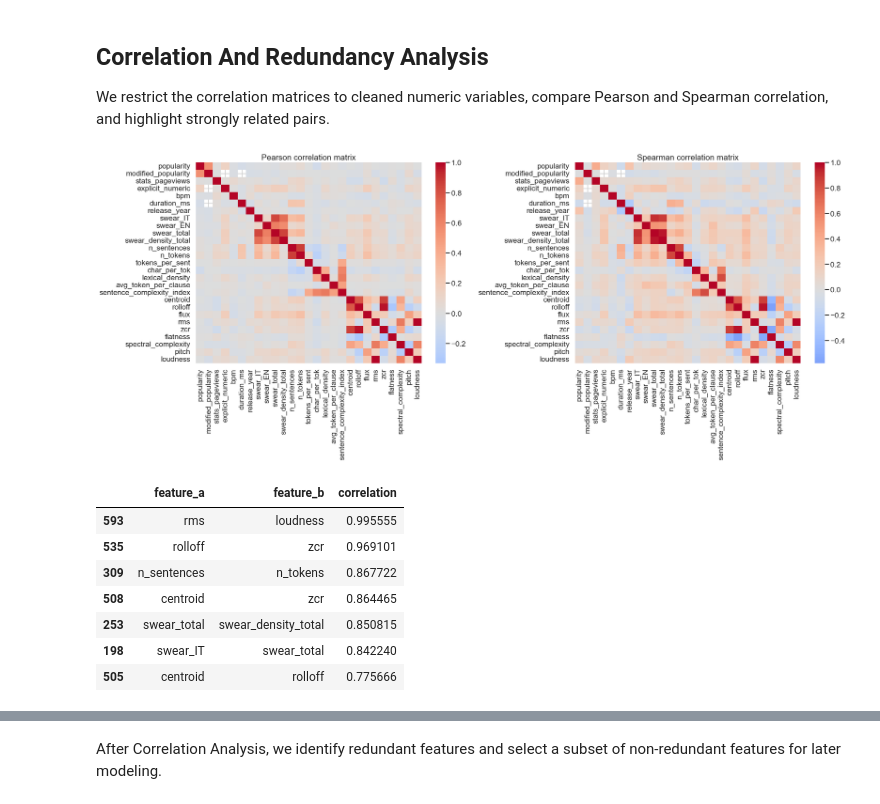
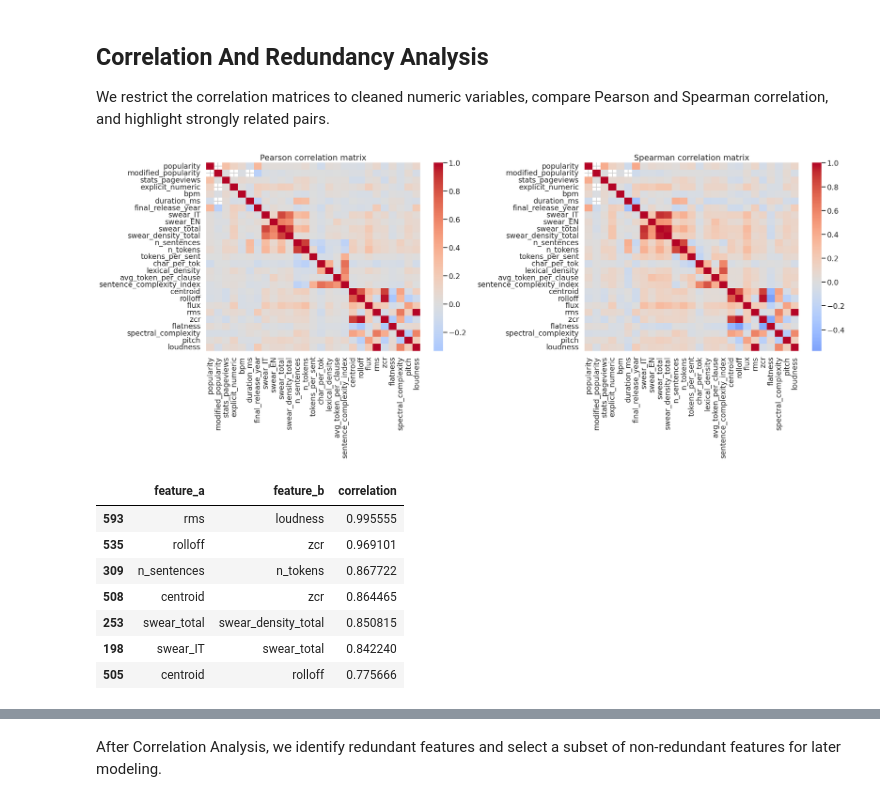
Before and after one commit to simonegrandinetti/ML_first_project, a Jupyter notebook: main_project.ipynb, the cells around one changed output, grey strips where cells are left out. Saved outputs shown, nothing was run; the diff lists cells and outputs as text; code cells hidden in the pictures.

```diff
--- a/main_project.ipynb
+++ b/main_project.ipynb
@@ -1311,81 +1333,81 @@ TypeError: boolean value of NA is ambiguous
 We restrict the correlation matrices to cleaned numeric variables, compare Pearson and Spearman correlation, and highlight strongly related pairs.
 # %%
 correlation_columns = [
-    "popularity",
-    "modified_popularity",
-    "stats_pageviews",
-    "explicit_numeric",
-    "bpm",
-    "duration_ms",
-    "release_year",
-    "swear_IT",
-    "swear_EN",
-    "swear_total",
-    "swear_density_total",
-    "n_sentences",
-    "n_tokens",
-    "tokens_per_sent",
-    "char_per_tok",
-    "lexical_density",
-    "avg_token_per_clause",
-    "sentence_complexity_index",
-    "centroid",
-    "rolloff",
-    "flux",
-    "rms",
-    "zcr",
-    "flatness",
-    "spectral_complexity",
-    "pitch",
-    "loudness",
+    'popularity',
+    'modified_popularity',
+    'stats_pageviews',
+    'explicit_numeric',
+    'bpm',
+    'duration_ms',
+    'final_release_year',
+    'swear_IT',
+    'swear_EN',
+    'swear_total',
+    'swear_density_total',
+    'n_sentences',
+    'n_tokens',
+    'tokens_per_sent',
+    'char_per_tok',
+    'lexical_density',
+    'avg_token_per_clause',
+    'sentence_complexity_index',
+    'centroid',
+    'rolloff',
+    'flux',
+    'rms',
+    'zcr',
+    'flatness',
+    'spectral_complexity',
+    'pitch',
+    'loudness',
 ]
 
 corr_df = df[correlation_columns].copy()
-pearson_corr = corr_df.corr(method="pearson")
-spearman_corr = corr_df.corr(method="spearman")
+pearson_corr = corr_df.corr(method='pearson')
+spearman_corr = corr_df.corr(method='spearman')
 
 fig, axes = plt.subplots(1, 2, figsize=(24, 10))
-sns.heatmap(pearson_corr, cmap="coolwarm", center=0, ax=axes[0])
-axes[0].set_title("Pearson correlation matrix")
+sns.heatmap(pearson_corr, cmap='coolwarm', center=0, ax=axes[0])
+axes[0].set_title('Pearson correlation matrix')
 
-sns.heatmap(spearman_corr, cmap="coolwarm", center=0, ax=axes[1])
-axes[1].set_title("Spearman correlation matrix")
+sns.heatmap(spearman_corr, cmap='coolwarm', center=0, ax=axes[1])
+axes[1].set_title('Spearman correlation matrix')
 
 plt.tight_layout()
 plt.show()
 
 def top_correlation_pairs(corr_matrix, threshold=0.7):
     upper = corr_matrix.where(np.triu(np.ones(corr_matrix.shape), k=1).astype(bool))
     pairs = (
         upper.stack()
-        .rename("correlation")
+        .rename('correlation')
         .reset_index()
-        .rename(columns={"level_0": "feature_a", "level_1": "feature_b"})
+        .rename(columns={'level_0': 'feature_a', 'level_1': 'feature_b'})
     )
-    return pairs.loc[pairs["correlation"].abs() >= threshold].sort_values(
-        "correlation",
+    return pairs.loc[pairs['correlation'].abs() >= threshold].sort_values(
+        'correlation',
         key=lambda s: s.abs(),
         ascending=False,
     )
 
 high_corr_pairs = top_correlation_pairs(pearson_corr, threshold=0.7)
 focus_features = [
-    "popularity",
-    "stats_pageviews",
-    "explicit_numeric",
-    "swear_density_total",
-    "sentence_complexity_index",
-    "bpm",
-    "duration_ms",
-    "release_year",
+    'popularity',
+    'stats_pageviews',
+    'explicit_numeric',
+    'swear_density_total',
+    'sentence_complexity_index',
+    'bpm',
+    'duration_ms',
+    'final_release_year',
 ]
 
 focus_corr = pearson_corr.loc[focus_features, corr_df.columns].T.sort_index()
 
 display(high_corr_pairs)
 display(focus_corr)
 # %% [output]
-[figure, old version]
+[figure, new version]
 |  | feature_a | feature_b | correlation |
 | 593 | rms | loudness | 0.995555 |
 | 535 | rolloff | zcr | 0.969101 |
```
Also changed, not shown: parts of 14 cells of this notebook, 4 other files.
